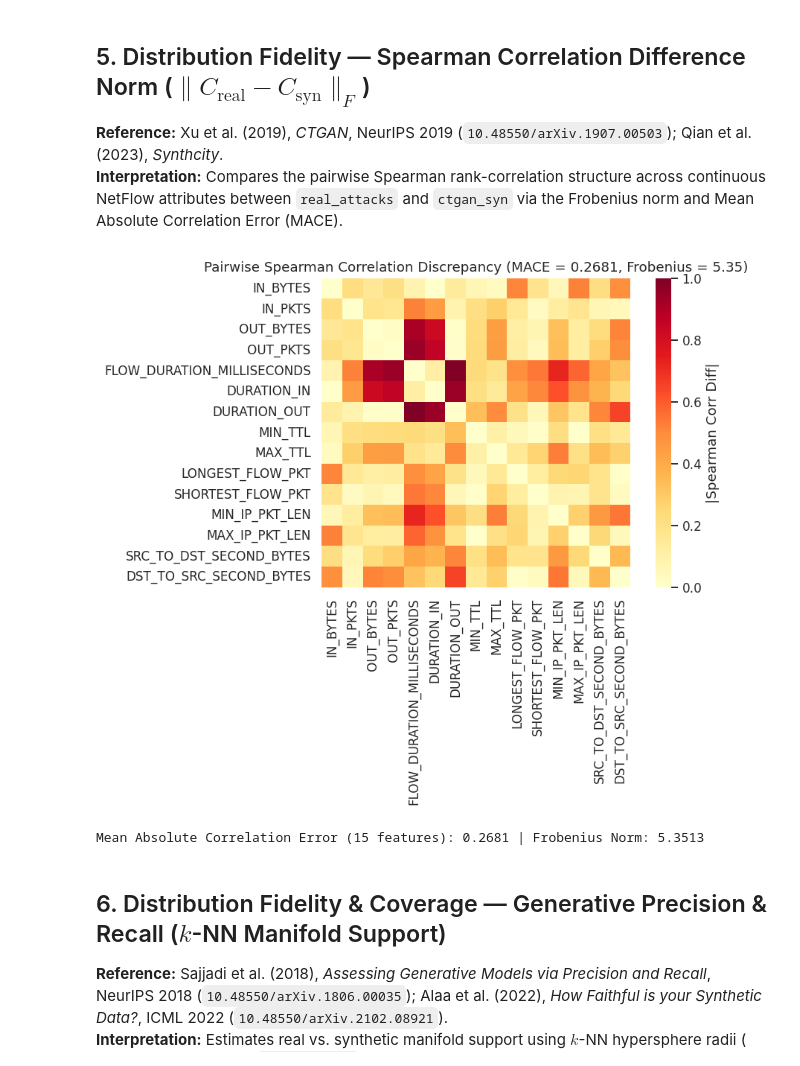
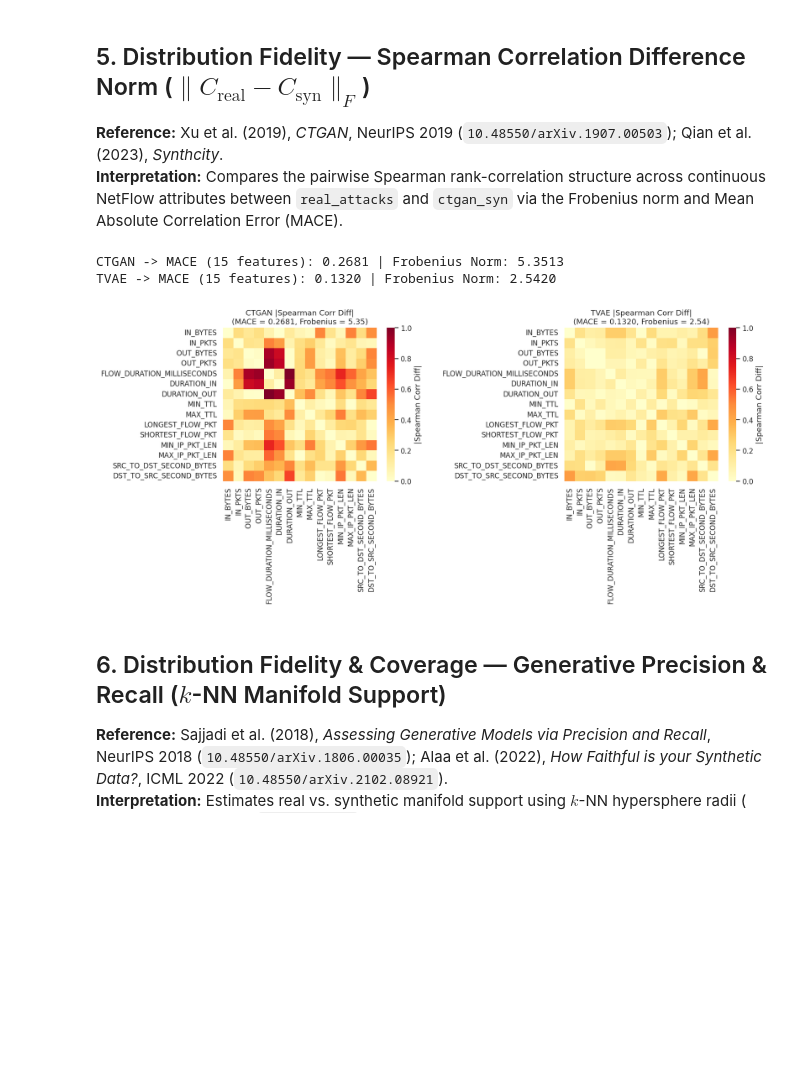
Before and after one commit to ThanhLeDuc552/SynthGuard---Individual-Contribution, a Jupyter notebook: SAP-DCG/notebooks/synthetic_metrics_evaluation.ipynb, the cells around one changed output. Cells and saved outputs as stored; diff of their text form; code cells hidden in the pictures; blank space fills up the shorter version.

```diff
--- a/SAP-DCG/notebooks/synthetic_metrics_evaluation.ipynb
+++ b/SAP-DCG/notebooks/synthetic_metrics_evaluation.ipynb
@@ -52,15 +52,15 @@ test_df = pd.read_csv(ROOT / "dataset/dev_splits/NF-UNSW-NB15-v3_test.csv")
 holdout_df = pd.read_csv(ROOT / "dataset/holdout_set/NF-UNSW-NB15-v3.csv")
 
 ctgan_syn = pd.read_csv(ROOT / "results/ctgan/result_2/synthetic_samples_kept.csv")
-tvae_syn_file = pd.read_csv(ROOT / "results/tvae/result_1/synthetic_samples_kept.csv")
+tvae_syn = pd.read_csv(ROOT / "results/tvae/result_2/synthetic_samples_kept.csv")
 ctgan_final_train = pd.read_csv(ROOT / "results/ctgan/result_2/unsw_nb15_final_pipeline_train.csv", usecols=["Label", "Attack"])
-tvae_final_train = pd.read_csv(ROOT / "results/tvae/result_1/unsw_nb15_final_pipeline_train.csv", usecols=["Label", "Attack"])
+tvae_final_train = pd.read_csv(ROOT / "results/tvae/result_2/unsw_nb15_final_pipeline_train.csv", usecols=["Label", "Attack"])
 
 with open(ROOT / "dataset/synthetic_deficit.json") as f:
     deficit_cfg = json.load(f)
 with open(ROOT / "results/ctgan/result_2/pipeline_tuning_summary.json") as f:
     ctgan_summary = json.load(f)
-with open(ROOT / "results/tvae/result_1/pipeline_tuning_summary.json") as f:
+with open(ROOT / "results/tvae/result_2/pipeline_tuning_summary.json") as f:
     tvae_summary = json.load(f)
 
 feature_cols = [c for c in train_df.columns if c not in ["Label", "Attack"]]
@@ -70,6 +70,11 @@ cont_cols = [c for c in feature_cols if c not in cat_cols]
 real_attacks = train_df[train_df["Label"] == 1].reset_index(drop=True)
 holdout_attacks = holdout_df[holdout_df["Label"] == 1].reset_index(drop=True)
 
+syn_datasets = {"CTGAN": ctgan_syn, "TVAE": tvae_syn}
+SYN_COLORS = {"CTGAN": "#d62728", "TVAE": "#2ca02c"}
+SYN_LINESTYLES = {"CTGAN": "--", "TVAE": ":"}
+SYN_MARKERS = {"CTGAN": "x", "TVAE": "+"}
+
 # Clean numeric matrices helper
 def clean_numeric(df, cols, fill_series=None):
     out = df[cols].apply(pd.to_numeric, errors="coerce").replace([np.inf, -np.inf], np.nan)
@@ -78,8 +83,8 @@ def clean_numeric(df, cols, fill_series=None):
     return out.fillna(fill_series), fill_series
 
 print(f"Real Train: {len(train_df):,} (Attacks: {len(real_attacks):,}) | Test: {len(test_df):,} | Holdout: {len(holdout_df):,}")
-print(f"CTGAN Kept Syn: {len(ctgan_syn):,} | CTGAN Final Train: {len(ctgan_final_train):,}")
-print(f"TVAE Final Train: {len(tvae_final_train):,} (0 pipeline synthetic rows added; y_max=1)")
-print(f"Note: results/tvae/result_1/synthetic_samples_kept.csv equals CTGAN kept CSV? {ctgan_syn.equals(tvae_syn_file)}")
+print(f"CTGAN (result_2) Kept Syn: {len(ctgan_syn):,} | Final Train: {len(ctgan_final_train):,} (best_y_max={ctgan_summary['configuration']['best_y_max']})")
+print(f"TVAE  (result_2) Kept Syn: {len(tvae_syn):,} | Final Train: {len(tvae_final_train):,} (best_y_max={tvae_summary['configuration']['best_y_max']})")
+print(f"CTGAN Kept == TVAE Kept? {ctgan_syn.equals(tvae_syn)}")
 # %% [output]
 Real Train: 690,228 (Attacks: 55,612) | Test: 197,208 | Holdout: 246,511
@@ -262,24 +281,31 @@ Pure Synthetic Mean KS: 0.2653 | Mean Normalized Wasserstein: 0.02187
 **Reference:** Xu et al. (2019), *CTGAN*, NeurIPS 2019 (`10.48550/arXiv.1907.00503`); Qian et al. (2023), *Synthcity*.
 **Interpretation:** Compares the pairwise Spearman rank-correlation structure across continuous NetFlow attributes between `real_attacks` and `ctgan_syn` via the Frobenius norm and Mean Absolute Correlation Error (MACE).
 # %%
-# Metric 5: Spearman Correlation Difference Norm
-nonconst_cols = [c for c in cont_cols if real_fid[c].std() > 0 and syn_fid[c].std() > 0][:15]
-corr_real = real_fid[nonconst_cols].corr(method="spearman").fillna(0.0)
-corr_syn = syn_fid[nonconst_cols].corr(method="spearman").fillna(0.0)
-corr_diff = (corr_real - corr_syn).abs()
+# Metric 5: Spearman Correlation Difference Norm (CTGAN & TVAE)
+nonconst_cols = [
+    c for c in cont_cols
+    if real_fid_map["CTGAN"][c].std() > 0
+    and all(syn_fid_map[name][c].std() > 0 for name in syn_datasets)
+][:15]
 
-frob_norm = float(np.linalg.norm((corr_real - corr_syn).values, ord="fro"))
-mace = float(corr_diff.values.mean())
+fig, axes = plt.subplots(1, 2, figsize=(15, 6.2))
+for ax, (name, syn_df) in zip(axes, syn_datasets.items()):
+    corr_real = real_fid_map[name][nonconst_cols].corr(method="spearman").fillna(0.0)
+    corr_syn = syn_fid_map[name][nonconst_cols].corr(method="spearman").fillna(0.0)
+    corr_diff = (corr_real - corr_syn).abs()
+    frob_norm = float(np.linalg.norm((corr_real - corr_syn).values, ord="fro"))
+    mace = float(corr_diff.values.mean())
 
-fig, ax = plt.subplots(figsize=(9, 7))
-sns.heatmap(corr_diff, cmap="YlOrRd", vmin=0.0, vmax=1.0, square=True, ax=ax, cbar_kws={"label": "|Spearman Corr Diff|"})
-ax.set_title(f"Pairwise Spearman Correlation Discrepancy (MACE = {mace:.4f}, Frobenius = {frob_norm:.2f})")
+    sns.heatmap(corr_diff, cmap="YlOrRd", vmin=0.0, vmax=1.0, square=True, ax=ax, cbar_kws={"label": "|Spearman Corr Diff|"})
+    ax.set_title(f"{name} |Spearman Corr Diff|\n(MACE = {mace:.4f}, Frobenius = {frob_norm:.2f})")
+    print(f"{name} -> MACE (15 features): {mace:.4f} | Frobenius Norm: {frob_norm:.4f}")
+
 plt.tight_layout()
 plt.show()
-print(f"Mean Absolute Correlation Error (15 features): {mace:.4f} | Frobenius Norm: {frob_norm:.4f}")
 # %% [output]
+CTGAN -> MACE (15 features): 0.2681 | Frobenius Norm: 5.3513
+TVAE -> MACE (15 features): 0.1320 | Frobenius Norm: 2.5420
-[figure, old version]
+[figure, new version]
-Mean Absolute Correlation Error (15 features): 0.2681 | Frobenius Norm: 5.3513
 # %% [markdown]
 ## 6. Distribution Fidelity & Coverage — Generative Precision & Recall ($k$-NN Manifold Support)
 **Reference:** Sajjadi et al. (2018), *Assessing Generative Models via Precision and Recall*, NeurIPS 2018 (`10.48550/arXiv.1806.00035`); Alaa et al. (2022), *How Faithful is your Synthetic Data?*, ICML 2022 (`10.48550/arXiv.2102.08921`).
```
Also changed, not shown: parts of 20 cells of this notebook, 7 other files.
